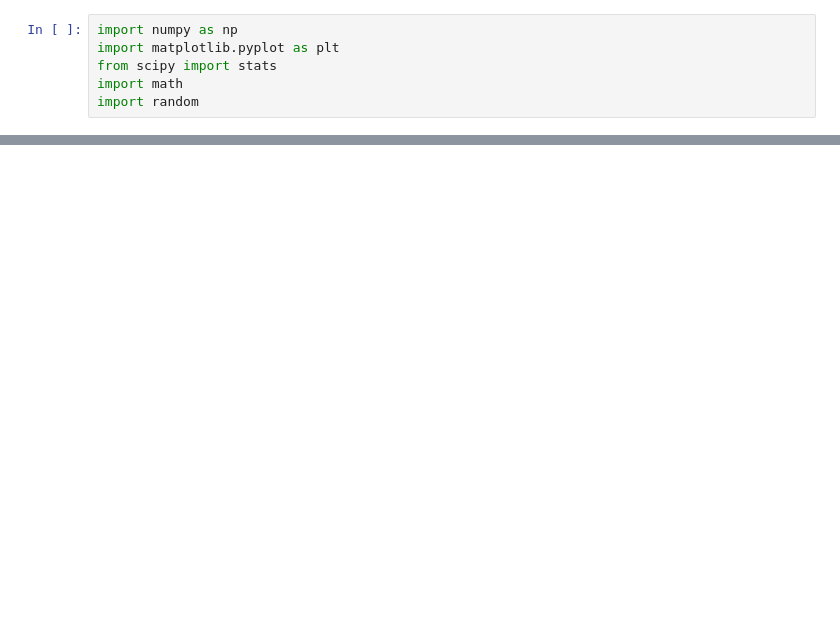
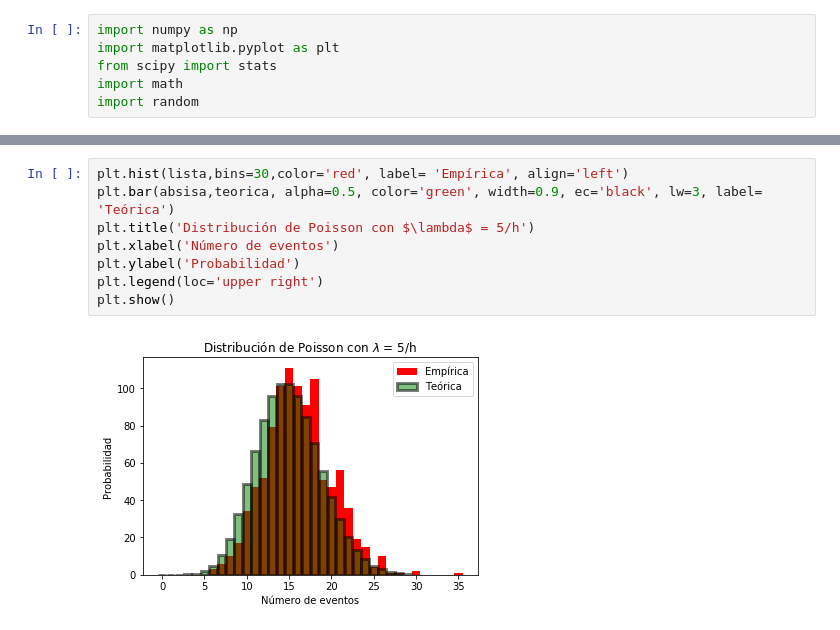
Before and after one commit to Mauriljb/Practico2, a Jupyter notebook: Punto 5.ipynb, the cells around one changed output, grey strips where cells are left out. Cells and saved outputs as stored; diff of their text form; blank space fills up the shorter version.

```diff
--- a/Punto 5.ipynb
+++ b/Punto 5.ipynb
@@ -50,0 +74,10 @@ plt.plot(numero,eventos)
+# %%
+plt.hist(lista,bins=30,color='red', label= 'Empírica', align='left')
+plt.bar(absisa,teorica, alpha=0.5, color='green', width=0.9, ec='black', lw=3, label= 'Teórica')
+plt.title('Distribución de Poisson con $\lambda$ = 5/h')
+plt.xlabel('Número de eventos')
+plt.ylabel('Probabilidad')
+plt.legend(loc='upper right')
+plt.show()
+# %% [output]
+[figure, added]
```
Also changed, not shown: parts of 8 cells of this notebook, 1 other file.
